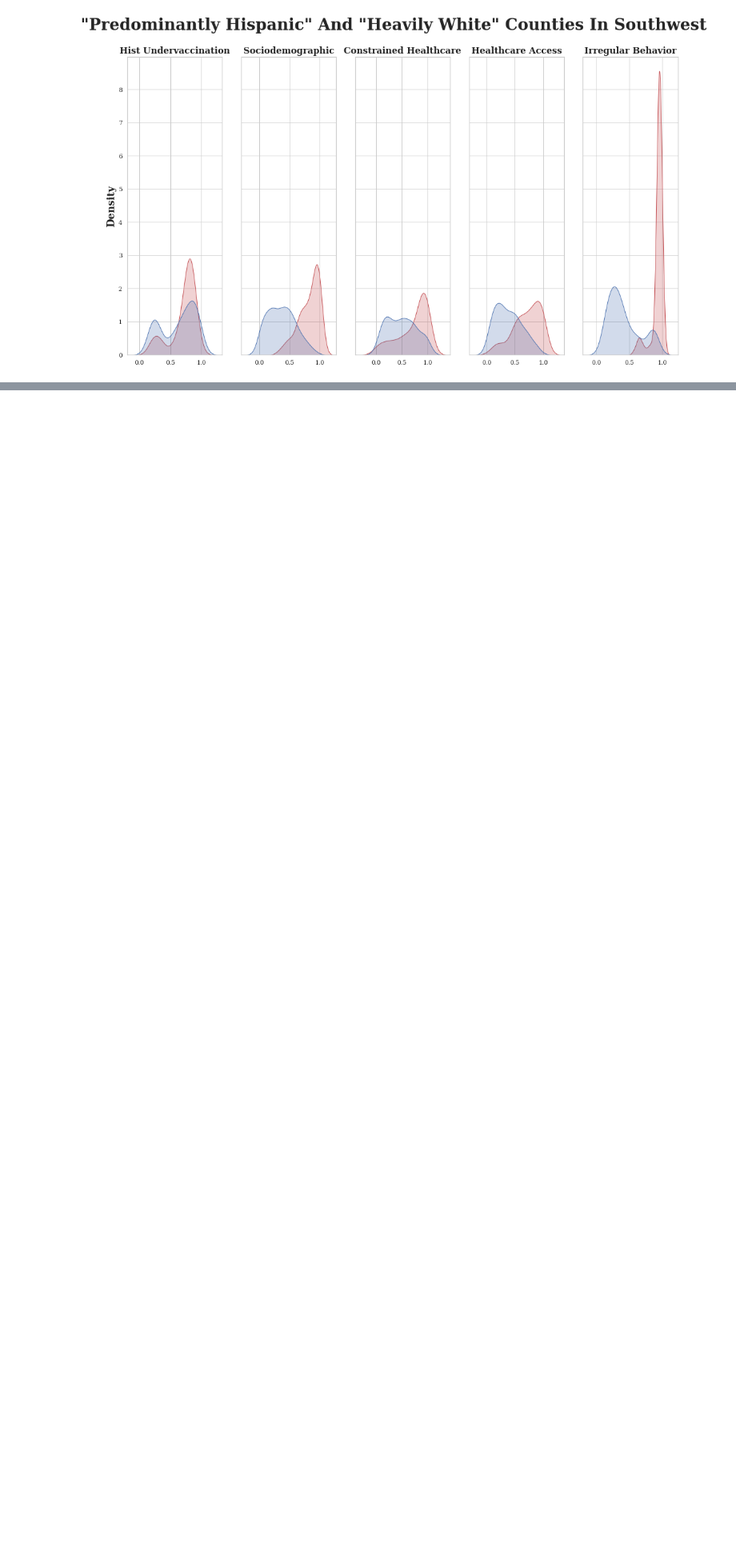
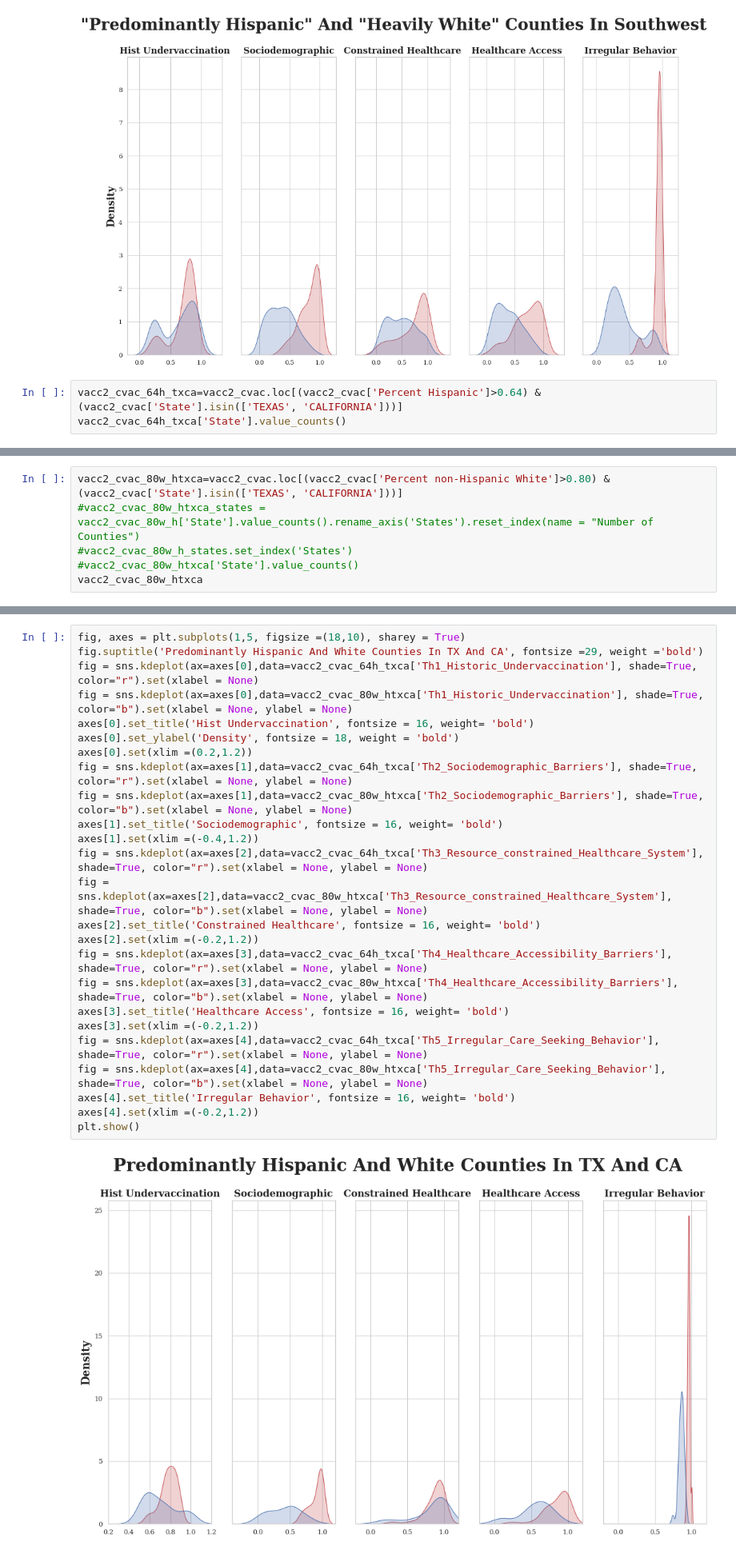
Before and after one commit to ireenab/Vaccine_Hesitancy_DAP_ProjectI, a Jupyter notebook: vacc_hesit.ipynb, the cells around one changed output, grey strips where cells are left out. Shown at 80% size. Drawn from its saved outputs; the diff is of its cells as text; blank space fills up the shorter version.

```diff
--- a/vacc_hesit.ipynb
+++ b/vacc_hesit.ipynb
@@ -920,3 +936,6 @@ axes[4].set_title('Irregular Behavior', fontsize = 16, weight= 'bold')
 plt.show()
 # %% [output]
 [figure]
+# %%
+vacc2_cvac_64h_txca=vacc2_cvac.loc[(vacc2_cvac['Percent Hispanic']>0.64) & (vacc2_cvac['State'].isin(['TEXAS', 'CALIFORNIA']))]
+vacc2_cvac_64h_txca['State'].value_counts()
@@ -922,0 +946,6 @@ plt.show()
+# %%
+vacc2_cvac_80w_htxca=vacc2_cvac.loc[(vacc2_cvac['Percent non-Hispanic White']>0.80) & (vacc2_cvac['State'].isin(['TEXAS', 'CALIFORNIA']))]
+#vacc2_cvac_80w_htxca_states = vacc2_cvac_80w_h['State'].value_counts().rename_axis('States').reset_index(name = "Number of Counties")
+#vacc2_cvac_80w_h_states.set_index('States')
+#vacc2_cvac_80w_htxca['State'].value_counts()
+vacc2_cvac_80w_htxca
@@ -923,3 +971,30 @@ plt.show()
+# %%
+fig, axes = plt.subplots(1,5, figsize =(18,10), sharey = True)
+fig.suptitle('Predominantly Hispanic And White Counties In TX And CA', fontsize =29, weight ='bold')
+fig = sns.kdeplot(ax=axes[0],data=vacc2_cvac_64h_txca['Th1_Historic_Undervaccination'], shade=True, color="r").set(xlabel = None)
+fig = sns.kdeplot(ax=axes[0],data=vacc2_cvac_80w_htxca['Th1_Historic_Undervaccination'], shade=True, color="b").set(xlabel = None, ylabel = None)
+axes[0].set_title('Hist Undervaccination', fontsize = 16, weight= 'bold')
+axes[0].set_ylabel('Density', fontsize = 18, weight = 'bold')
+axes[0].set(xlim =(0.2,1.2))
+fig = sns.kdeplot(ax=axes[1],data=vacc2_cvac_64h_txca['Th2_Sociodemographic_Barriers'], shade=True, color="r").set(xlabel = None, ylabel = None)
+fig = sns.kdeplot(ax=axes[1],data=vacc2_cvac_80w_htxca['Th2_Sociodemographic_Barriers'], shade=True, color="b").set(xlabel = None, ylabel = None)
+axes[1].set_title('Sociodemographic', fontsize = 16, weight= 'bold')
+axes[1].set(xlim =(-0.4,1.2))
+fig = sns.kdeplot(ax=axes[2],data=vacc2_cvac_64h_txca['Th3_Resource_constrained_Healthcare_System'], shade=True, color="r").set(xlabel = None, ylabel = None)
+fig = sns.kdeplot(ax=axes[2],data=vacc2_cvac_80w_htxca['Th3_Resource_constrained_Healthcare_System'], shade=True, color="b").set(xlabel = None, ylabel = None)
+axes[2].set_title('Constrained Healthcare', fontsize = 16, weight= 'bold')
+axes[2].set(xlim =(-0.2,1.2))
+fig = sns.kdeplot(ax=axes[3],data=vacc2_cvac_64h_txca['Th4_Healthcare_Accessibility_Barriers'], shade=True, color="r").set(xlabel = None, ylabel = None)
+fig = sns.kdeplot(ax=axes[3],data=vacc2_cvac_80w_htxca['Th4_Healthcare_Accessibility_Barriers'], shade=True, color="b").set(xlabel = None, ylabel = None)
+axes[3].set_title('Healthcare Access', fontsize = 16, weight= 'bold')
+axes[3].set(xlim =(-0.2,1.2))
+fig = sns.kdeplot(ax=axes[4],data=vacc2_cvac_64h_txca['Th5_Irregular_Care_Seeking_Behavior'], shade=True, color="r").set(xlabel = None, ylabel = None)
+fig = sns.kdeplot(ax=axes[4],data=vacc2_cvac_80w_htxca['Th5_Irregular_Care_Seeking_Behavior'], shade=True, color="b").set(xlabel = None, ylabel = None)
+axes[4].set_title('Irregular Behavior', fontsize = 16, weight= 'bold')
+axes[4].set(xlim =(-0.2,1.2))
+plt.show()
+# %% [output]
+[figure, added]
 # %%
 #sns.scatterplot(data=vacc2_cvac_50b, x="Percent non-Hispanic Black", y="Estimated strongly hesitant")
 sns.scatterplot(data=vacc2_cvac_90w, x="Percent non-Hispanic White", y="Estimated strongly hesitant")
```
Also changed, not shown: parts of 3 cells of this notebook.
